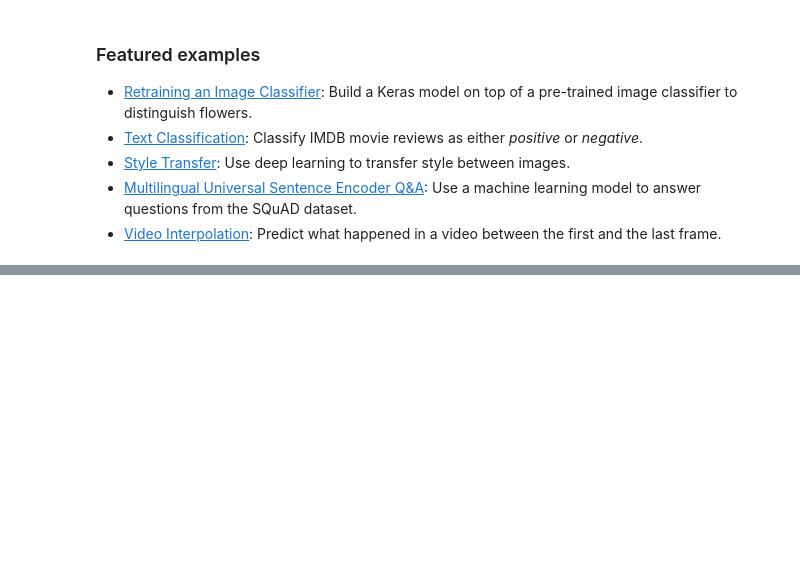
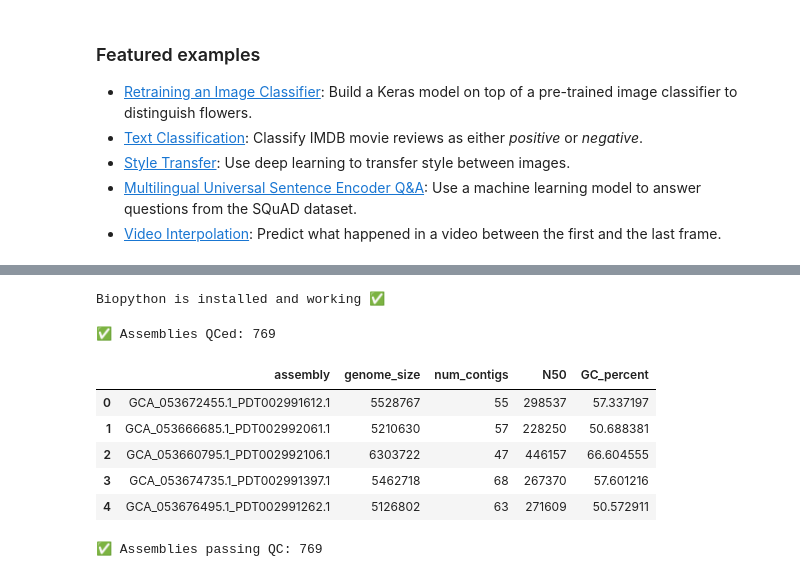
Before and after one commit to Oselin1988/ast_model, a Jupyter notebook: Welcome_To_Colab.ipynb, the cells around one changed output, grey strips where cells are left out. Saved outputs shown, nothing was run; the diff lists cells and outputs as text; code cells hidden in the pictures; blank space fills up the shorter version.

```diff
--- a/Welcome_To_Colab.ipynb
+++ b/Welcome_To_Colab.ipynb
@@ -3432,0 +413,5 @@ Epoch 2/50
+# %%
+from Bio import SeqIO
+print("Biopython is installed and working ✅")
+# %% [output]
+Biopython is installed and working ✅
@@ -3432,0 +423,75 @@ Epoch 2/50
+# %%
+import os
+from Bio import SeqIO
+import pandas as pd
+
+ASSEMBLY_DIR = "/content/assemblies"
+
+qc_rows = []
+
+for fname in os.listdir(ASSEMBLY_DIR):
+    if not fname.endswith(".fna"):
+        continue
+
+    assembly = fname.replace("_genomic.fna", "")
+    path = os.path.join(ASSEMBLY_DIR, fname)
+
+    contig_lengths = []
+    gc_count = 0
+    total_bases = 0
+
+    for record in SeqIO.parse(path, "fasta"):
+        seq = record.seq.upper()
+        length = len(seq)
+        contig_lengths.append(length)
+        total_bases += length
+        gc_count += seq.count("G") + seq.count("C")
+
+    contig_lengths.sort(reverse=True)
+
+    # N50 calculation
+    cumulative = 0
+    n50 = 0
+    for l in contig_lengths:
+        cumulative += l
+        if cumulative >= total_bases / 2:
+            n50 = l
+            break
+
+    gc_percent = (gc_count / total_bases) * 100 if total_bases > 0 else 0
+
+    qc_rows.append({
+        "assembly": assembly,
+        "genome_size": total_bases,
+        "num_contigs": len(contig_lengths),
+        "N50": n50,
+        "GC_percent": gc_percent
+    })
+
+qc_df = pd.DataFrame(qc_rows)
+qc_df.to_csv("assembly_QC_metrics.csv", index=False)
+
+print("✅ Assemblies QCed:", qc_df.shape[0])
+qc_df.head()
+# %% [output]
+✅ Assemblies QCed: 769
+|  | assembly | genome_size | num_contigs | N50 | GC_percent |
+| 0 | GCA_053672455.1_PDT002991612.1 | 5528767 | 55 | 298537 | 57.337197 |
+| 1 | GCA_053666685.1_PDT002992061.1 | 5210630 | 57 | 228250 | 50.688381 |
+| 2 | GCA_053660795.1_PDT002992106.1 | 6303722 | 47 | 446157 | 66.604555 |
+| 3 | GCA_053674735.1_PDT002991397.1 | 5462718 | 68 | 267370 | 57.601216 |
+| 4 | GCA_053676495.1_PDT002991262.1 | 5126802 | 63 | 271609 | 50.572911 |
+# %%
+qc = pd.read_csv("assembly_QC_metrics.csv")
+
+qc_pass = qc[
+    (qc["genome_size"] >= 1_000_000) &
+    (qc["N50"] >= 10_000) &
+    (qc["num_contigs"] <= 500)
+]
+
+qc_pass.to_csv("assembly_QC_passed.csv", index=False)
+
+print("✅ Assemblies passing QC:", qc_pass.shape[0])
+# %% [output]
+✅ Assemblies passing QC: 769
```
Also changed, not shown: parts of 74 cells of this notebook.
